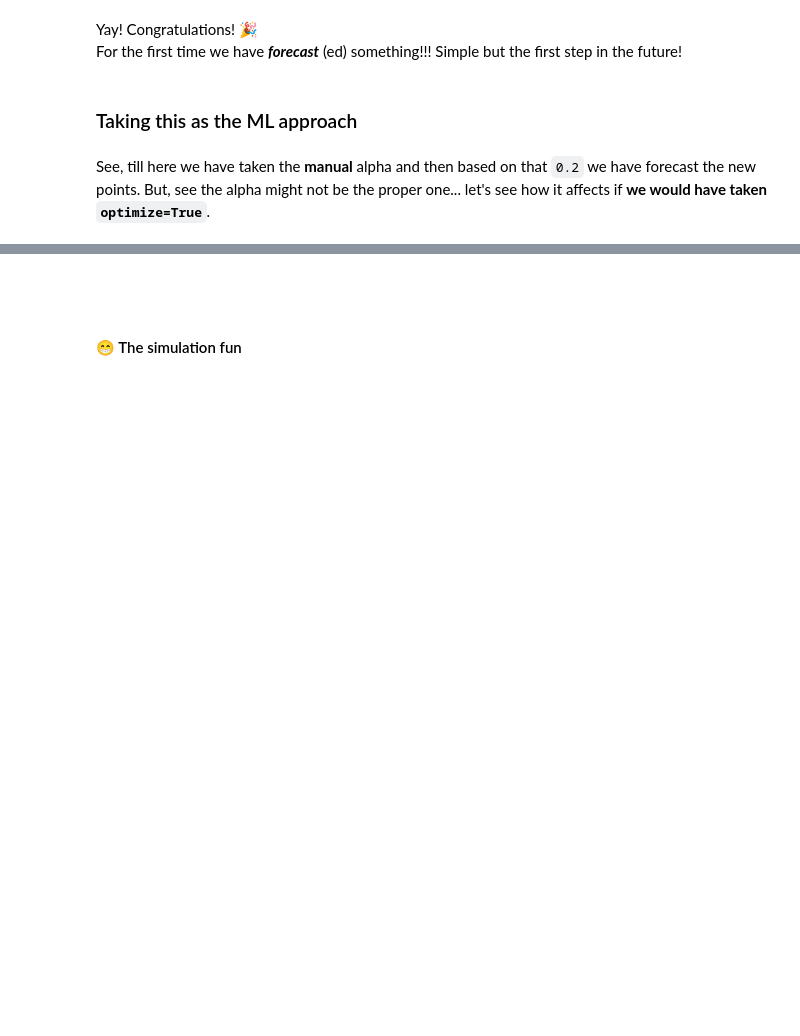
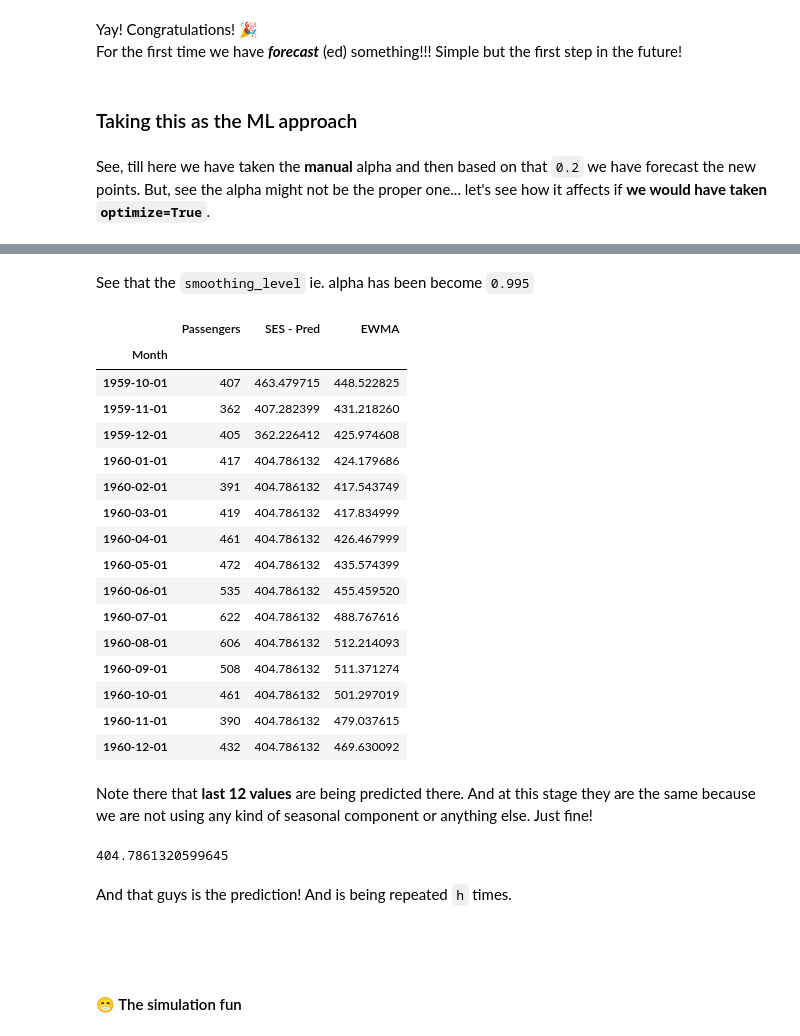
Before and after one commit to AayushSameerShah/TimeSeries-Forecasting, a Jupyter notebook: 2. Exponential Smoothing and ETS/4. SES.ipynb, the cells around one changed output, grey strips where cells are left out. Drawn from its saved outputs; the diff is of its cells as text; code cells hidden in the pictures; blank space fills up the shorter version.

```diff
--- a/2. Exponential Smoothing and ETS/4. SES.ipynb
+++ b/2. Exponential Smoothing and ETS/4. SES.ipynb
@@ -216,0 +270,24 @@ See, till here we have taken the **manual** alpha and then based on that `0.2` w
+# %% [markdown]
+See that the `smoothing_level` ie. alpha has been become `0.995`
+# %%
+passengers.tail(15)
+# %% [output]
+|  | Passengers | SES - Pred | EWMA |
+| Month |  |  |  |
+| 1959-10-01 | 407 | 463.479715 | 448.522825 |
+| 1959-11-01 | 362 | 407.282399 | 431.218260 |
+| 1959-12-01 | 405 | 362.226412 | 425.974608 |
+| 1960-01-01 | 417 | 404.786132 | 424.179686 |
+| 1960-02-01 | 391 | 404.786132 | 417.543749 |
+| 1960-03-01 | 419 | 404.786132 | 417.834999 |
+| 1960-04-01 | 461 | 404.786132 | 426.467999 |
+| 1960-05-01 | 472 | 404.786132 | 435.574399 |
+| 1960-06-01 | 535 | 404.786132 | 455.459520 |
+| 1960-07-01 | 622 | 404.786132 | 488.767616 |
+| 1960-08-01 | 606 | 404.786132 | 512.214093 |
+| 1960-09-01 | 508 | 404.786132 | 511.371274 |
+| 1960-10-01 | 461 | 404.786132 | 501.297019 |
+| 1960-11-01 | 390 | 404.786132 | 479.037615 |
+| 1960-12-01 | 432 | 404.786132 | 469.630092 |
+# %% [markdown]
+Note there that **last 12 values** are being predicted there. And at this stage they are the same because we are not using any kind of seasonal component or anything else. Just fine!
@@ -217,3 +302,9 @@ See, till here we have taken the **manual** alpha and then based on that `0.2` w
+# %%
+EWMeans[-1]
+# %% [output]
+404.7861320599645
+# %% [markdown]
+And that guys is the prediction! And is being repeated `h` times.
 # %% [markdown]
 ######
 # %% [markdown]
```
Also changed, not shown: parts of 13 cells of this notebook, 1 other file.
